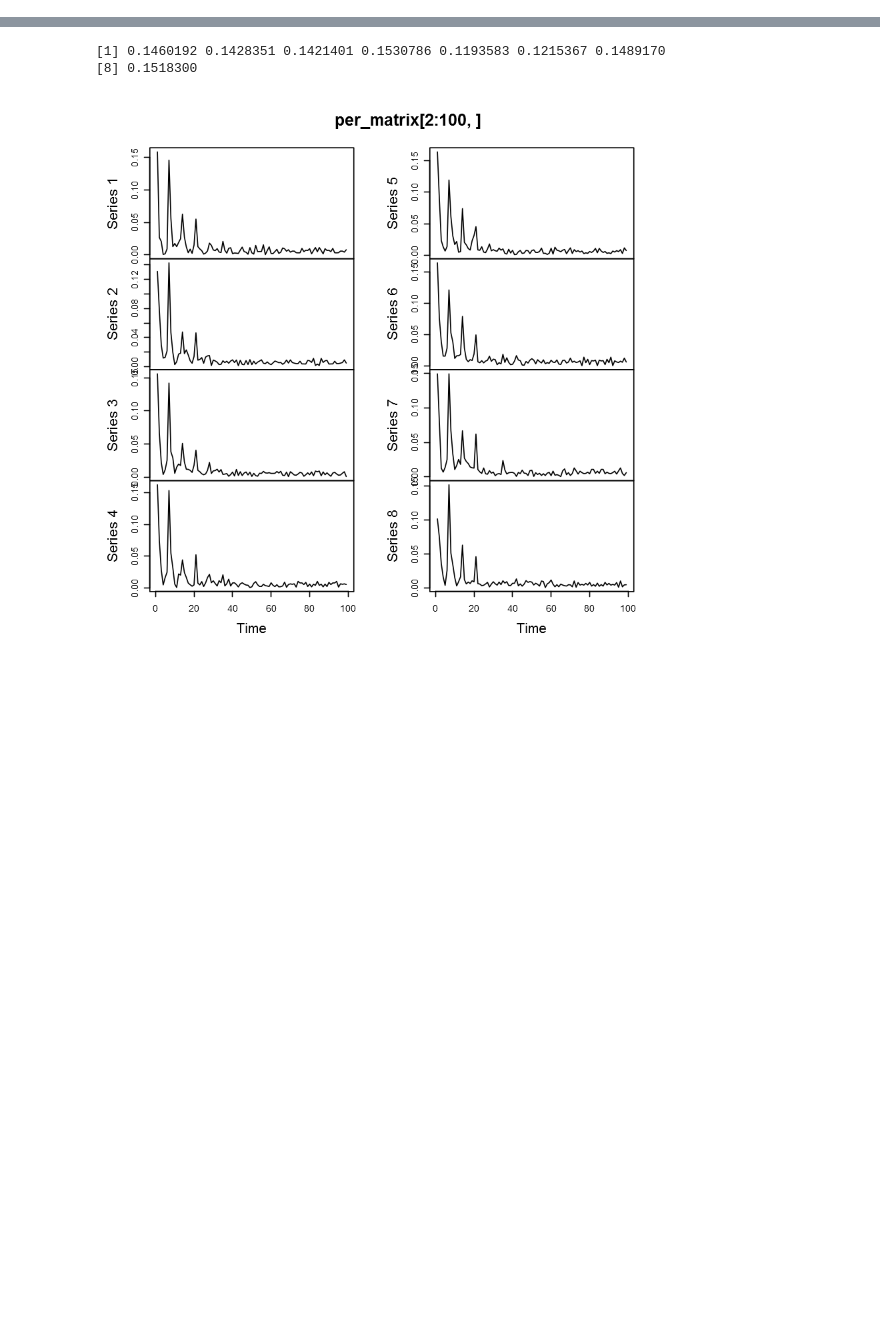
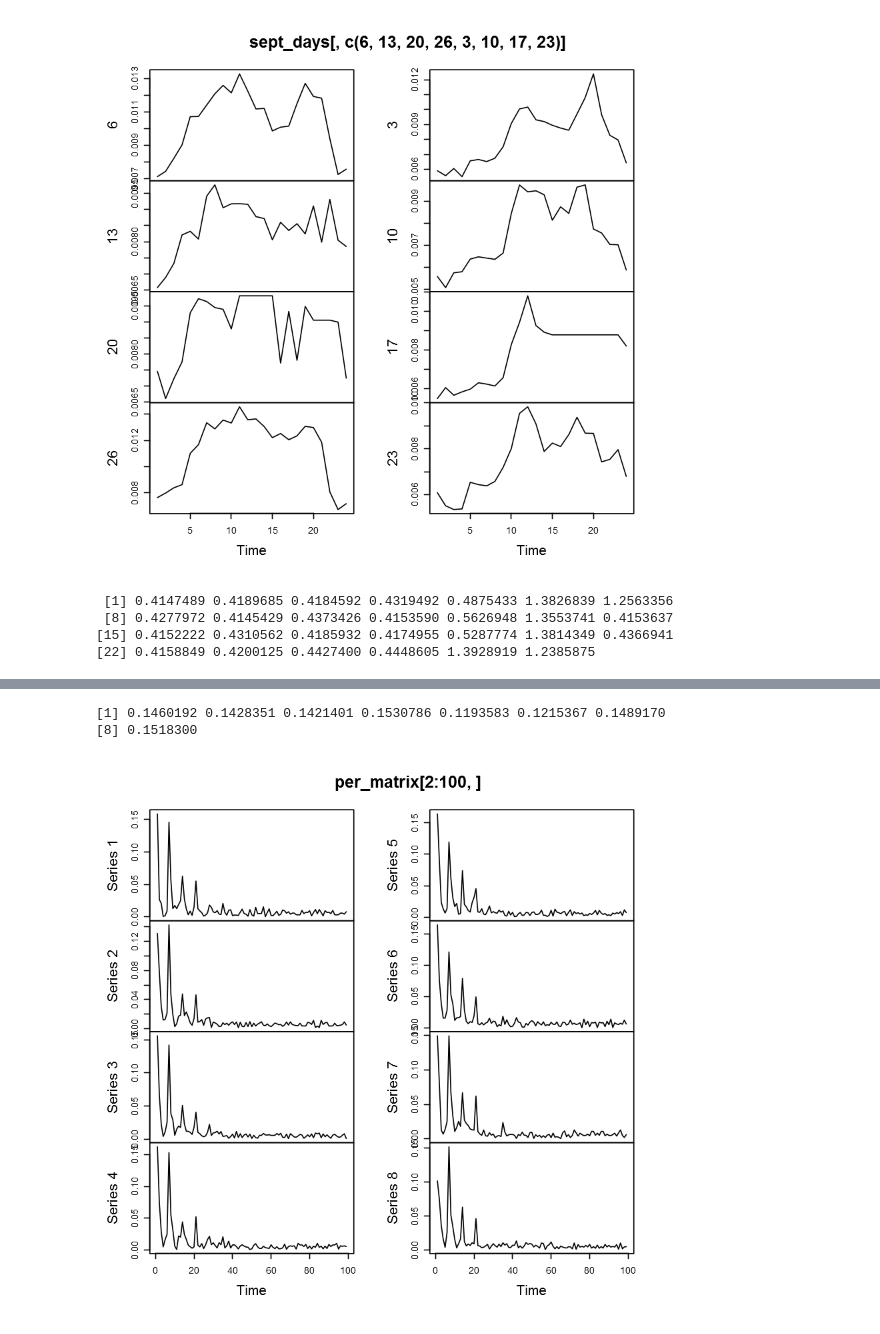
Before and after one commit to tj2huang/nyu-research, a Jupyter notebook: notebooks/r/ts-cluster.ipynb, the cells around one changed output, grey strips where cells are left out. Drawn from its saved outputs; the diff is of its cells as text; code cells hidden in the pictures; blank space fills up the shorter version.

```diff
--- a/notebooks/r/ts-cluster.ipynb
+++ b/notebooks/r/ts-cluster.ipynb
@@ -8,0 +17,3 @@ transform = function(ts){
+# %%
+sept_cas = ts(preprocessing('E:/summary/sept_casual.csv', 'E:/summary/sept_total.csv')$series[9:680], frequency=24)
+sept_tot = ts(preprocessing('E:/summary/sept_casual.csv', 'E:/summary/sept_total.csv')$total[9:680], frequency=24)
@@ -45,0 +82,11 @@ dp29 = function(ts1, ts2){
+# %%
+plot.ts(sept_days[, c(6, 13, 20, 26, 3, 10, 17, 23)])
+# %% [output]
+[figure, added]
+# %%
+apply(day_diss, 1, mean)
+# %% [output]
+ [1] 0.4147489 0.4189685 0.4184592 0.4319492 0.4875433 1.3826839 1.2563356
+ [8] 0.4277972 0.4145429 0.4373426 0.4153590 0.5626948 1.3553741 0.4153637
+[15] 0.4152222 0.4310562 0.4185932 0.4174955 0.5287774 1.3814349 0.4366941
+[22] 0.4158849 0.4200125 0.4427400 0.4448605 1.3928919 1.2385875
```
Also changed, not shown: parts of 24 cells of this notebook, 2 other files.
